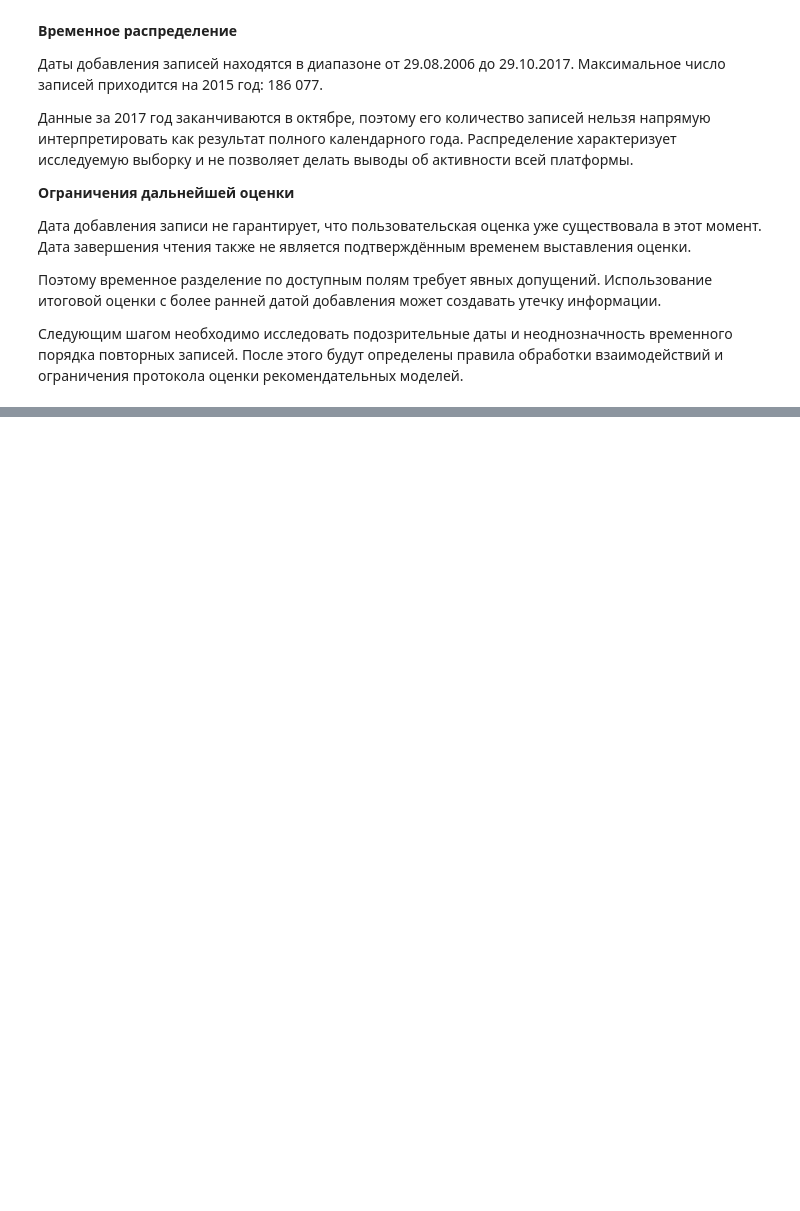
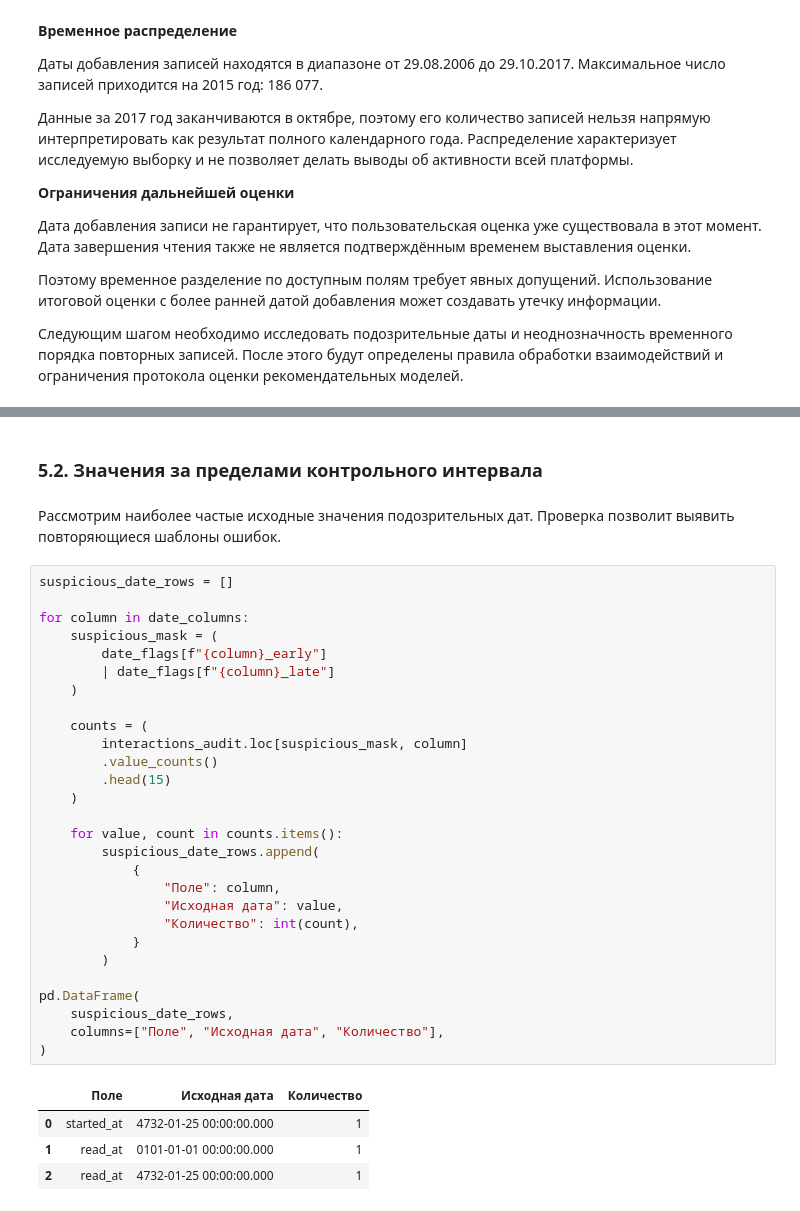
Before and after one commit to RafaelART01/BookRecommender, a Jupyter notebook: notebooks/01_data_audit.ipynb, the cells around one changed output, grey strips where cells are left out. Cells and saved outputs as stored; diff of their text form; blank space fills up the shorter version.

```diff
--- a/notebooks/01_data_audit.ipynb
+++ b/notebooks/01_data_audit.ipynb
@@ -1606,0 +1677,38 @@ read_at для 1 031 765 записей. Остальные значения э
+# %% [markdown]
+### 5.2. Значения за пределами контрольного интервала
+# %% [markdown]
+Рассмотрим наиболее частые исходные значения подозрительных дат.
+Проверка позволит выявить повторяющиеся шаблоны ошибок.
+# %%
+suspicious_date_rows = []
+
+for column in date_columns:
+    suspicious_mask = (
+        date_flags[f"{column}_early"]
+        | date_flags[f"{column}_late"]
+    )
+
+    counts = (
+        interactions_audit.loc[suspicious_mask, column]
+        .value_counts()
+        .head(15)
+    )
+
+    for value, count in counts.items():
+        suspicious_date_rows.append(
+            {
+                "Поле": column,
+                "Исходная дата": value,
+                "Количество": int(count),
+            }
+        )
+
+pd.DataFrame(
+    suspicious_date_rows,
+    columns=["Поле", "Исходная дата", "Количество"],
+)
+# %% [output]
+|  | Поле | Исходная дата | Количество |
+| 0 | started_at | 4732-01-25 00:00:00.000 | 1 |
+| 1 | read_at | 0101-01-01 00:00:00.000 | 1 |
+| 2 | read_at | 4732-01-25 00:00:00.000 | 1 |
```
Also changed, not shown: parts of 19 cells of this notebook.
